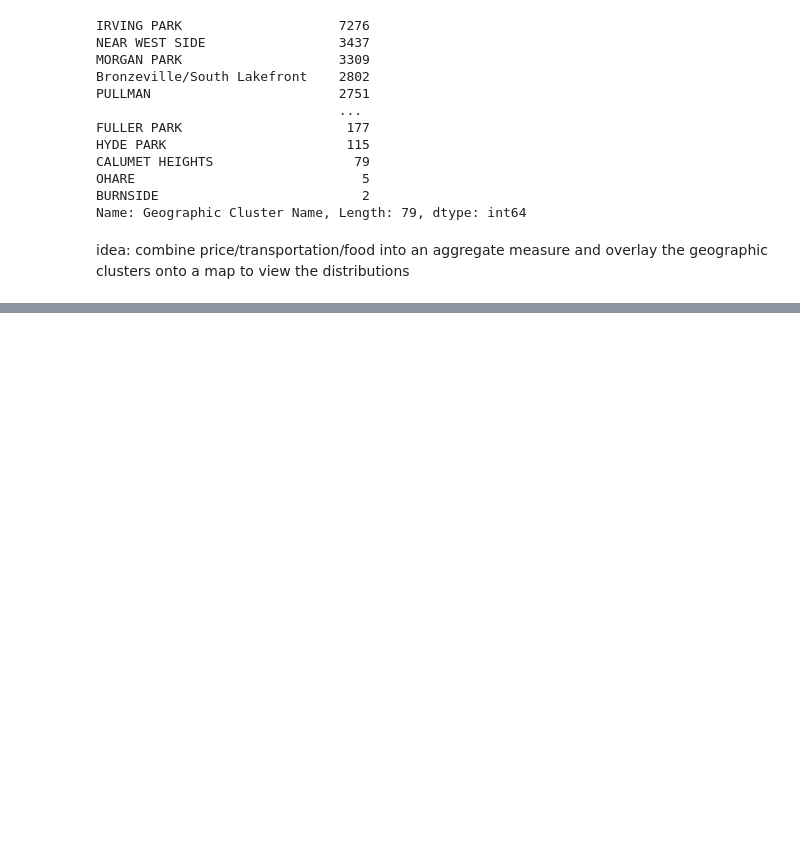
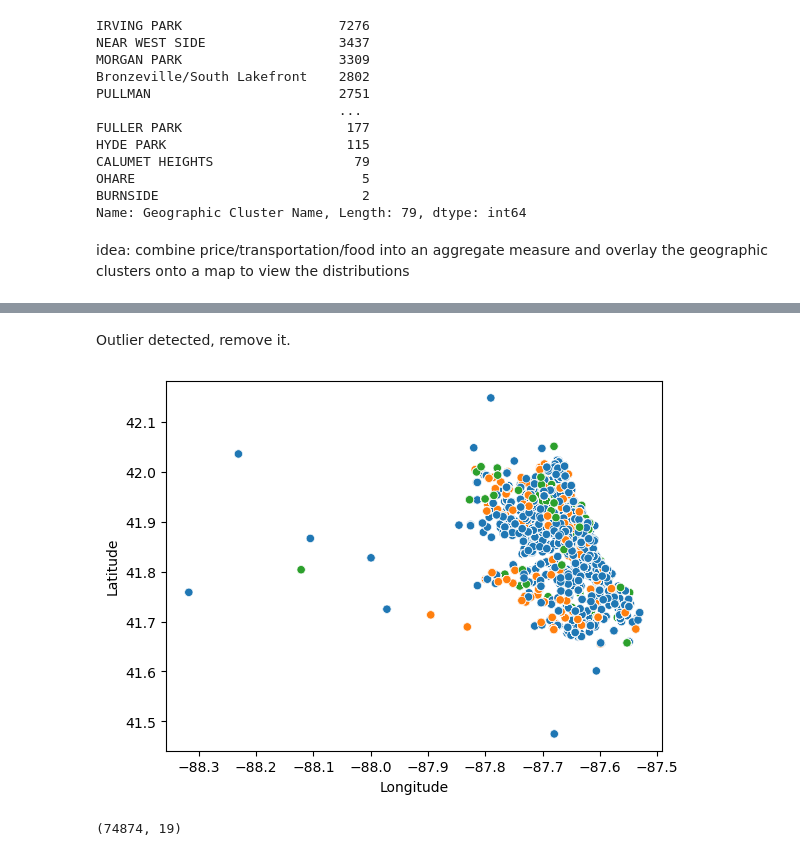
Before and after one commit to mholleranm/STAT390, a Jupyter notebook: albert-eda.ipynb, the cells around one changed output, grey strips where cells are left out. Cells and saved outputs as stored; diff of their text form; code cells hidden in the pictures; blank space fills up the shorter version.

```diff
--- a/albert-eda.ipynb
+++ b/albert-eda.ipynb
@@ -45,0 +149,12 @@ idea: combine price/transportation/food into an aggregate measure and overlay th
+# %% [markdown]
+Outlier detected, remove it.
+# %%
+mcmf_filtered = mcmf_filtered[(mcmf_filtered['Longitude'] > -95) & (mcmf_filtered['Latitude'] > 41)]
+sns.scatterplot(x = 'Longitude', y = 'Latitude', data = mcmf_filtered, hue = 'Program Price', legend = False)
+plt.show()
+# %% [output]
+[figure, added]
+# %%
+mcmf_filtered.shape
+# %% [output]
+(74874, 19)
```
Also changed, not shown: parts of 16 cells of this notebook, 1 other file.
